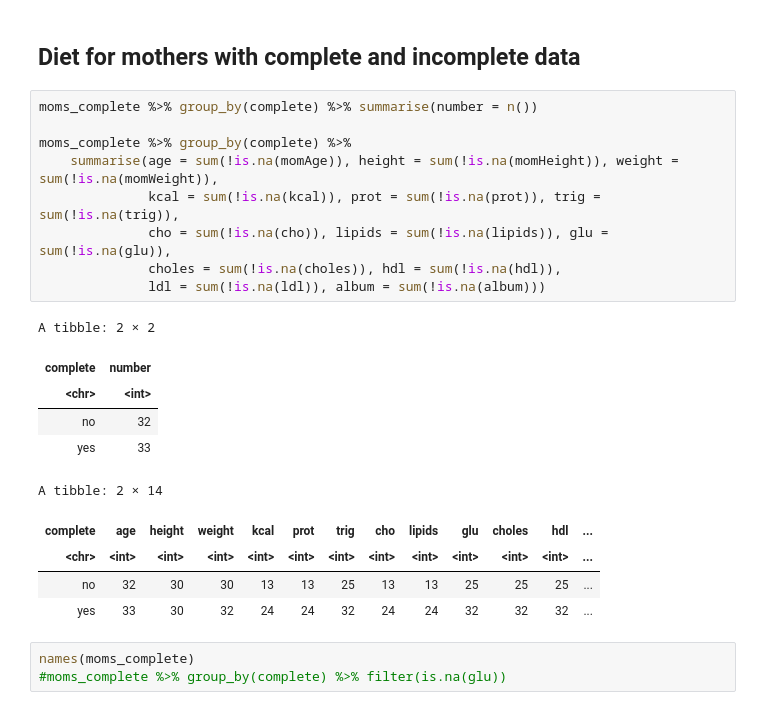
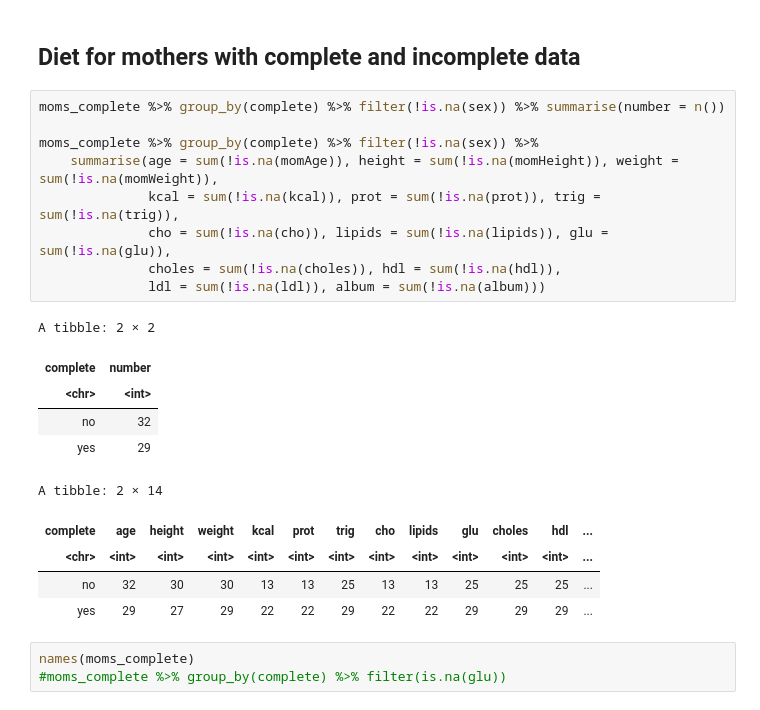
Before and after one commit to notblank/AA-leche-humana, a Jupyter notebook: Missing at random.ipynb, the cells around one changed output. Cells and saved outputs as stored; diff of their text form.

```diff
--- a/Missing at random.ipynb
+++ b/Missing at random.ipynb
@@ -141,25 +141,25 @@ A tibble: 2 × 7
 # %% [markdown]
 ## Diet for mothers with complete and incomplete data
 # %%
-moms_complete %>% group_by(complete) %>% summarise(number = n())
+moms_complete %>% group_by(complete) %>% filter(!is.na(sex)) %>% summarise(number = n())
 
-moms_complete %>% group_by(complete) %>%
+moms_complete %>% group_by(complete) %>% filter(!is.na(sex)) %>%
     summarise(age = sum(!is.na(momAge)), height = sum(!is.na(momHeight)), weight = sum(!is.na(momWeight)),
               kcal = sum(!is.na(kcal)), prot = sum(!is.na(prot)), trig = sum(!is.na(trig)),
               cho = sum(!is.na(cho)), lipids = sum(!is.na(lipids)), glu = sum(!is.na(glu)),
               choles = sum(!is.na(choles)), hdl = sum(!is.na(hdl)),
               ldl = sum(!is.na(ldl)), album = sum(!is.na(album)))
 # %% [output]
 A tibble: 2 × 2
 | complete | number |
 | <chr> | <int> |
 | no | 32 |
-| yes | 33 |
+| yes | 29 |
 A tibble: 2 × 14
 | complete | age | height | weight | kcal | prot | trig | cho | lipids | glu | choles | hdl | ... |
 | <chr> | <int> | <int> | <int> | <int> | <int> | <int> | <int> | <int> | <int> | <int> | <int> | ... |
 | no | 32 | 30 | 30 | 13 | 13 | 25 | 13 | 13 | 25 | 25 | 25 | ... |
-| yes | 33 | 30 | 32 | 24 | 24 | 32 | 24 | 24 | 32 | 32 | 32 | ... |
+| yes | 29 | 27 | 29 | 22 | 22 | 29 | 22 | 22 | 29 | 29 | 29 | ... |
 # %%
 names(moms_complete)
 #moms_complete %>% group_by(complete) %>% filter(is.na(glu))
```
